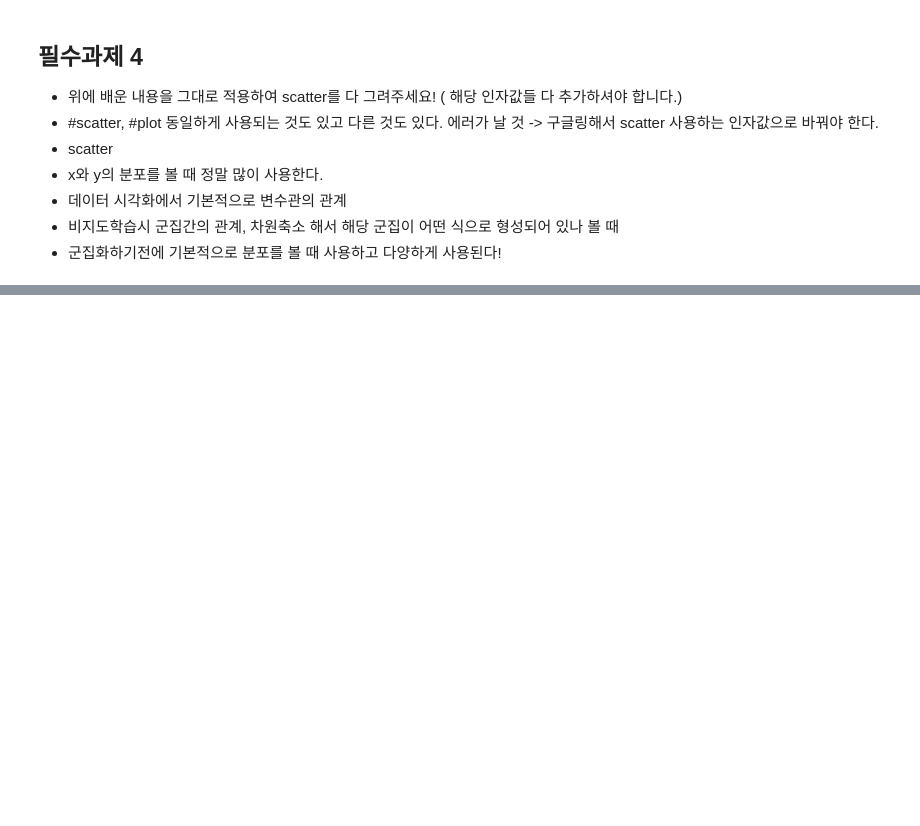
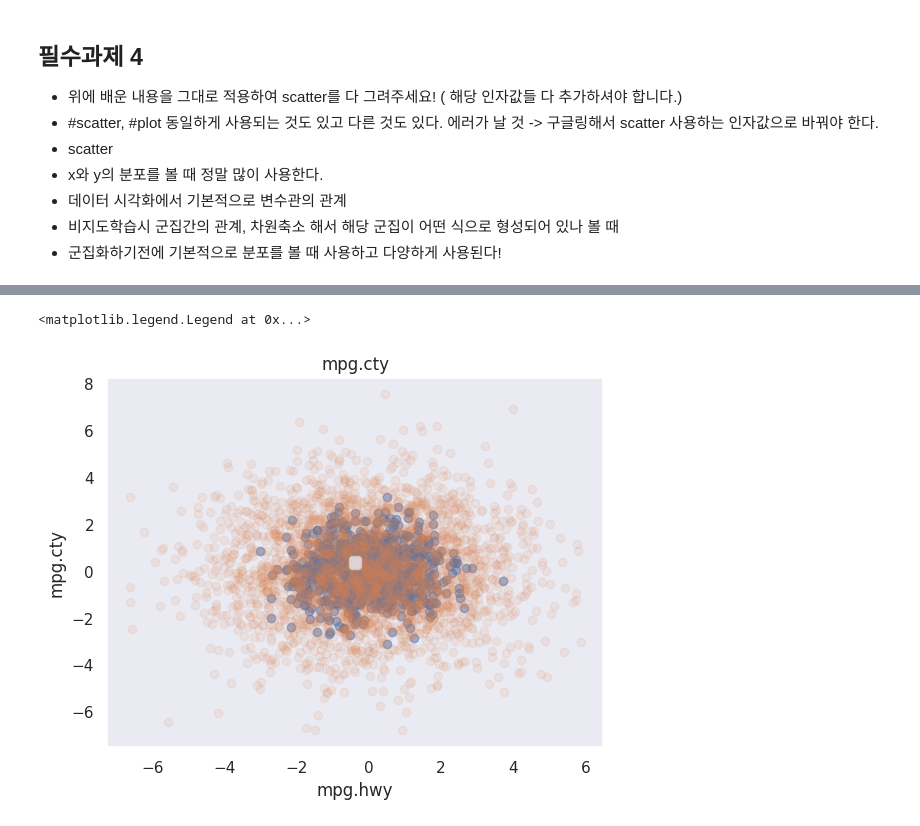
Before and after one commit to seon0415/BDA, a Jupyter notebook: 박서연29_0402_필수과제.ipynb, the cells around one changed output, grey strips where cells are left out. Saved outputs shown, nothing was run; the diff lists cells and outputs as text; code cells hidden in the pictures; blank space fills up the shorter version.

```diff
--- a/박서연29_0402_필수과제.ipynb
+++ b/박서연29_0402_필수과제.ipynb
@@ -243,0 +250,18 @@ plt.legend()
+# %%
+x = np.random.normal(0,1,1000)
+y = np.random.normal(0,1,1000)
+
+a = np.random.normal(0,2,3000)
+b = np.random.normal(0,2,3000)
+# %%
+sns.set(style = 'dark')
+
+plt.scatter(x,y, alpha=0.5)
+plt.scatter(a,b, alpha=0.1)
+
+
+plt.title('mpg.cty')
+plt.xlabel('mpg.hwy')
+plt.ylabel('mpg.cty')
+plt.legend(loc='center')
+# %% [output]
@@ -243,0 +269,2 @@ plt.legend()
+<matplotlib.legend.Legend at 0x...>
+[figure, added]
```
Also changed, not shown: parts of 4 cells of this notebook.
